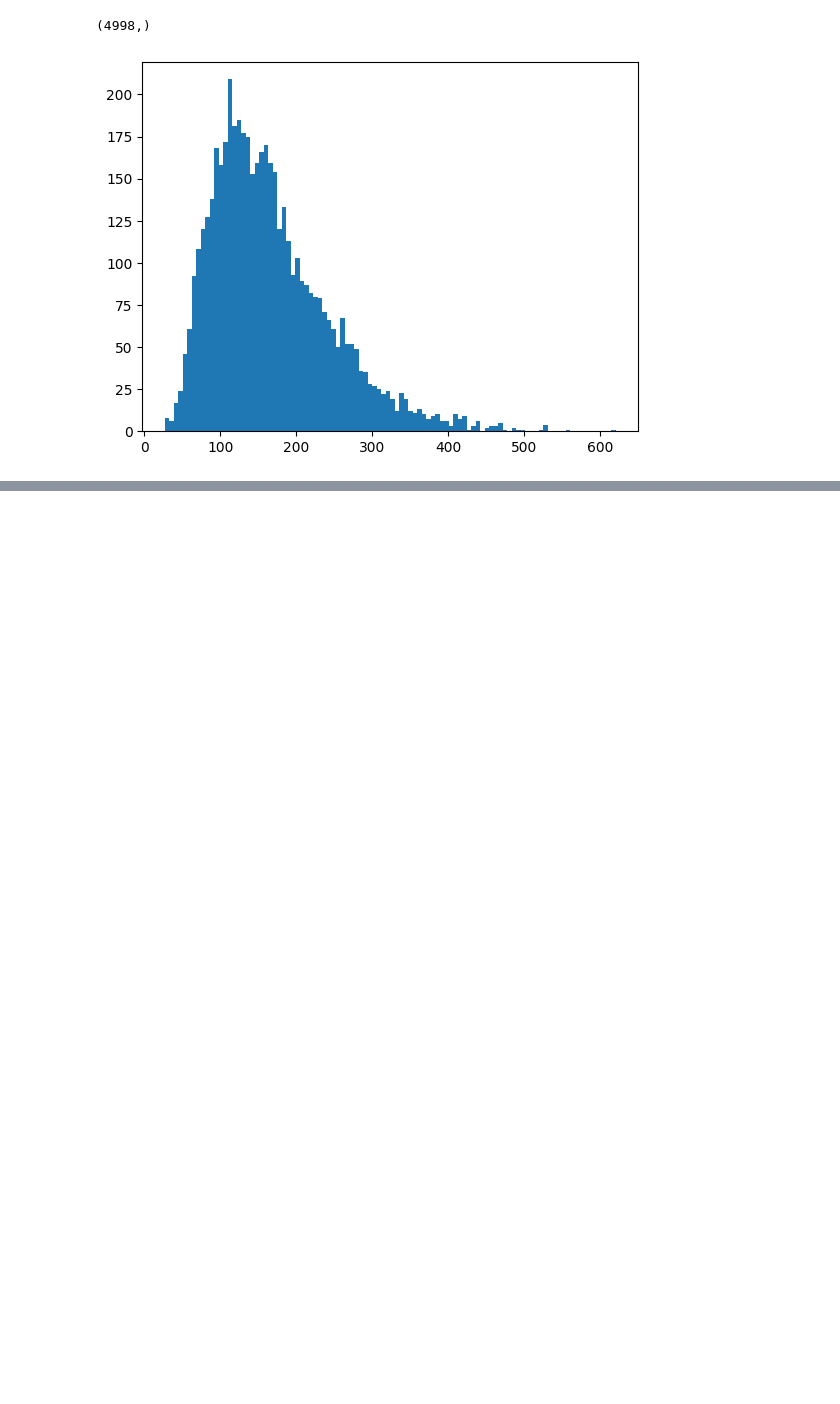
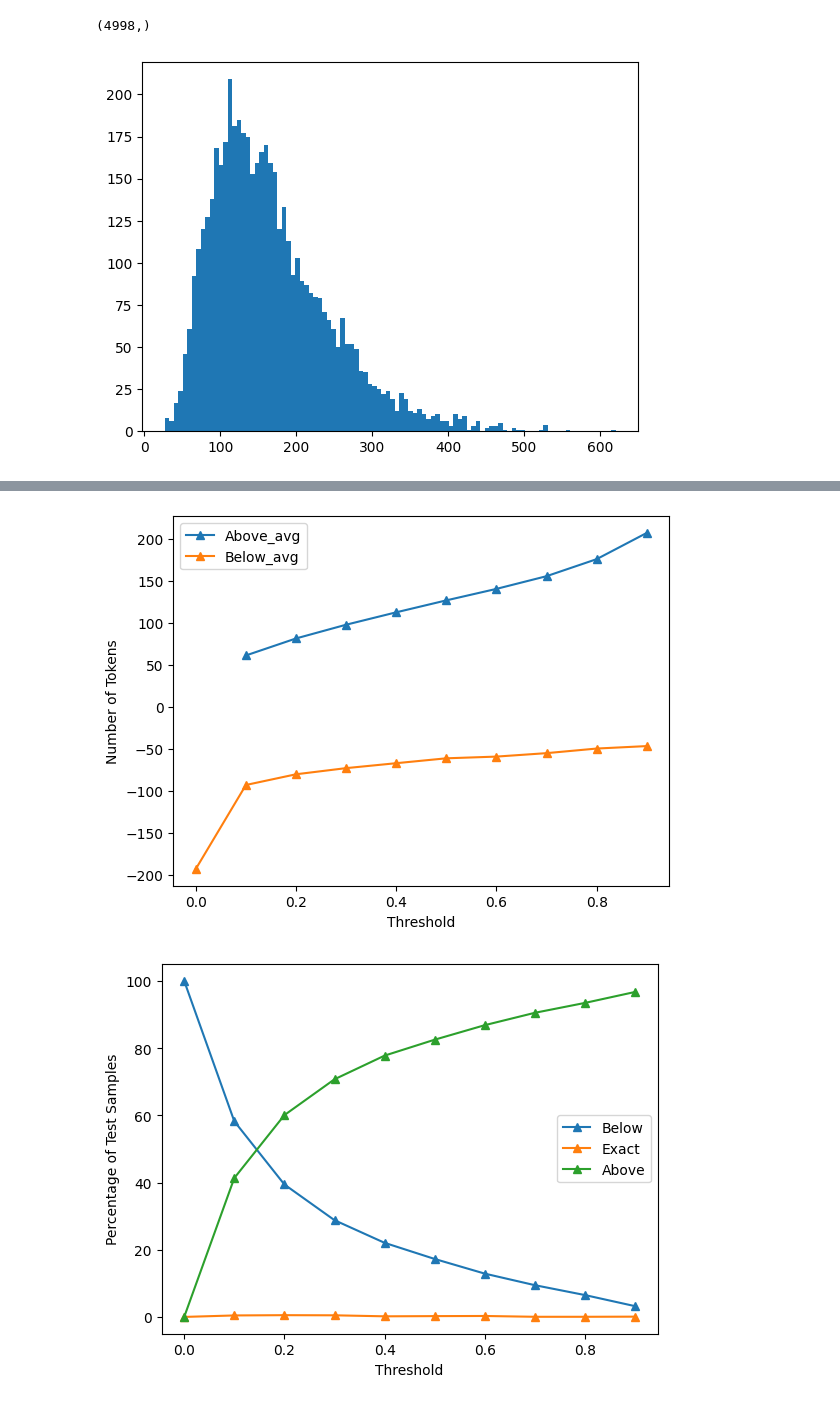
Before and after one commit to giacomo-ciro/diffusion-llms, a Jupyter notebook: diffusion_llms/eval/main.ipynb, the cells around one changed output, grey strips where cells are left out. Drawn from its saved outputs; the diff is of its cells as text; code cells hidden in the pictures; blank space fills up the shorter version.

Commit message:
add plots

```diff
--- a/diffusion_llms/eval/main.ipynb
+++ b/diffusion_llms/eval/main.ipynb
@@ -35,0 +175,26 @@ array([150., 300.,  98., ..., 133., 316., 155.])
+# %%
+ans_df.plot(
+    x = "Model",
+    y=[
+        "Above_avg",
+        "Below_avg"
+    ],
+    marker = "^")
+plt.xlabel("Threshold")
+plt.ylabel("Number of Tokens")
+plt.savefig("avgs_thresh.png")
+
+ans_df.plot(
+    x = "Model",
+    y=[
+        "Below",
+        "Exact",
+        "Above"
+    ],
+    marker = "^")
+plt.xlabel("Threshold")
+plt.ylabel("Percentage of Test Samples")
+plt.savefig("perc_avgs.png")
+# %% [output]
+[figure, added]
+[figure, added]
```
Also changed, not shown: parts of 3 cells of this notebook, 2 other files.
